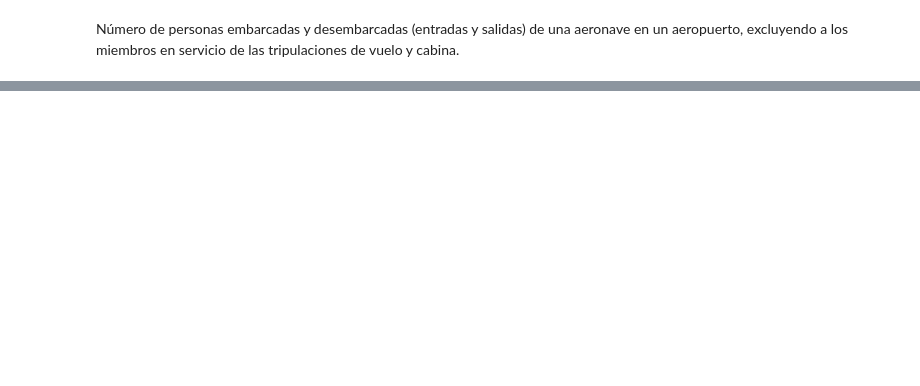
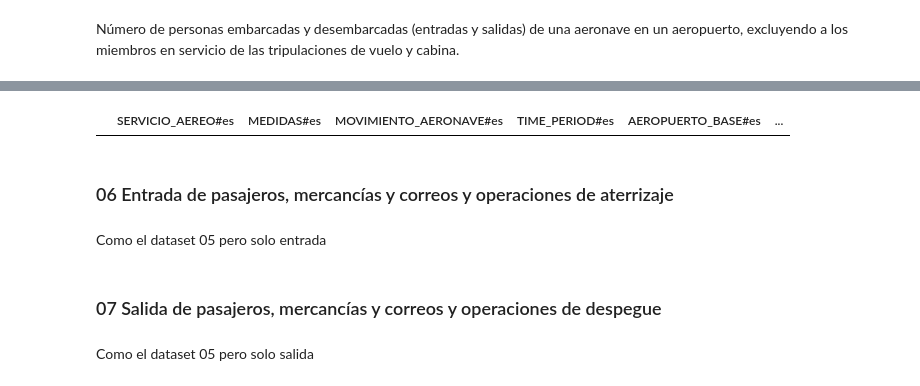
Before and after one commit to joseantonio002/air_transport_statistics_Canary_Islands, a Jupyter notebook: test.ipynb, the cells around one changed output, grey strips where cells are left out. Saved outputs shown, nothing was run; the diff lists cells and outputs as text; code cells hidden in the pictures; blank space fills up the shorter version.

```diff
--- a/test.ipynb
+++ b/test.ipynb
@@ -101,0 +262,17 @@ df.loc[df['TIME_PERIOD_CODE'] == "2025-M07"]
+# %%
+url_passengers = "https://datos.canarias.es/api/estadisticas/statistical-resources/v1.0/datasets/ISTAC/C00017A_000001/~latest.csv"
+url_gm = "https://datos.canarias.es/api/estadisticas/statistical-resources/v1.0/datasets/ISTAC/C00017A_000002/~latest.csv"
+url_op = "https://datos.canarias.es/api/estadisticas/statistical-resources/v1.0/datasets/ISTAC/C00017A_000003/~latest.csv"
+# %%
+# Send HTTP GET request
+response = requests.get(url_passengers)
+
+# Check if the request was successful
+if response.status_code == 200:
+    # Read CSV data using pandas
+    csv_data = StringIO(response.content.decode("utf-8"))
+    data = pd.read_csv(csv_data)
+else:
+    print("Failed to retrieve data. Status code:", response.status_code)
+# %%
+df_all = data.copy(deep=True)
@@ -101,0 +298,6 @@ df.loc[df['TIME_PERIOD_CODE'] == "2025-M07"]
+# %%
+df_all.drop(columns=df_all.columns[df_all.columns.str.endswith('_CODE')], inplace=True)
+# %%
+df_all.loc[(df_all['MEDIDAS#es'] != "Pasajeros")]
+# %% [output]
+|  | SERVICIO_AEREO#es | MEDIDAS#es | MOVIMIENTO_AERONAVE#es | TIME_PERIOD#es | AEROPUERTO_BASE#es | ... |
@@ -101,0 +306,8 @@ df.loc[df['TIME_PERIOD_CODE'] == "2025-M07"]
+# %% [markdown]
+### 06 Entrada de pasajeros, mercancías y correos y operaciones de aterrizaje
+# %% [markdown]
+Como el dataset 05 pero solo entrada
+# %% [markdown]
+### 07 Salida de pasajeros, mercancías y correos y operaciones de despegue
+# %% [markdown]
+Como el dataset 05 pero solo salida
```
Also changed, not shown: parts of 46 cells of this notebook, 2 other files.
